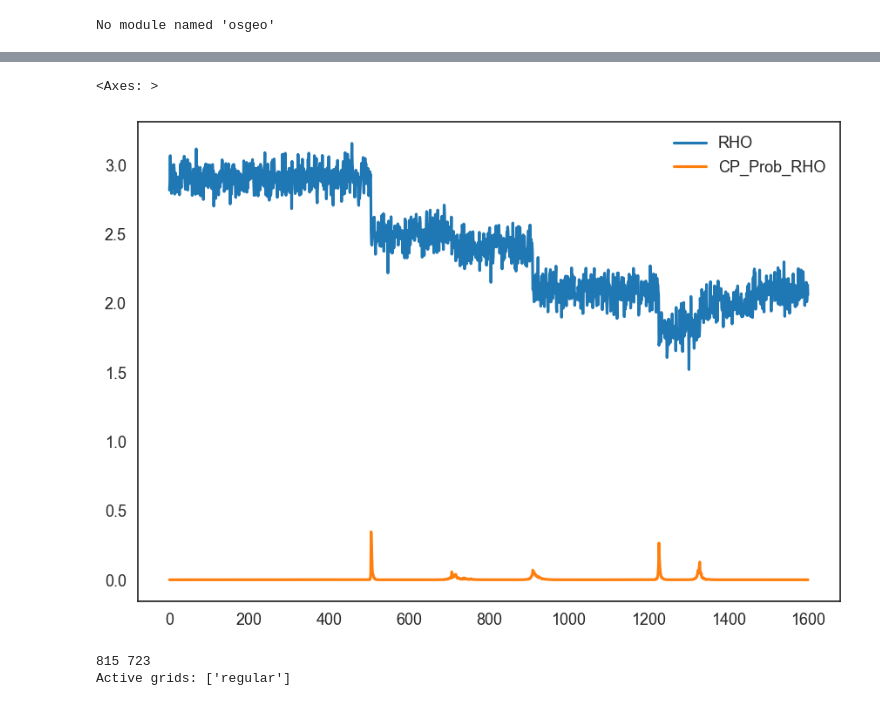
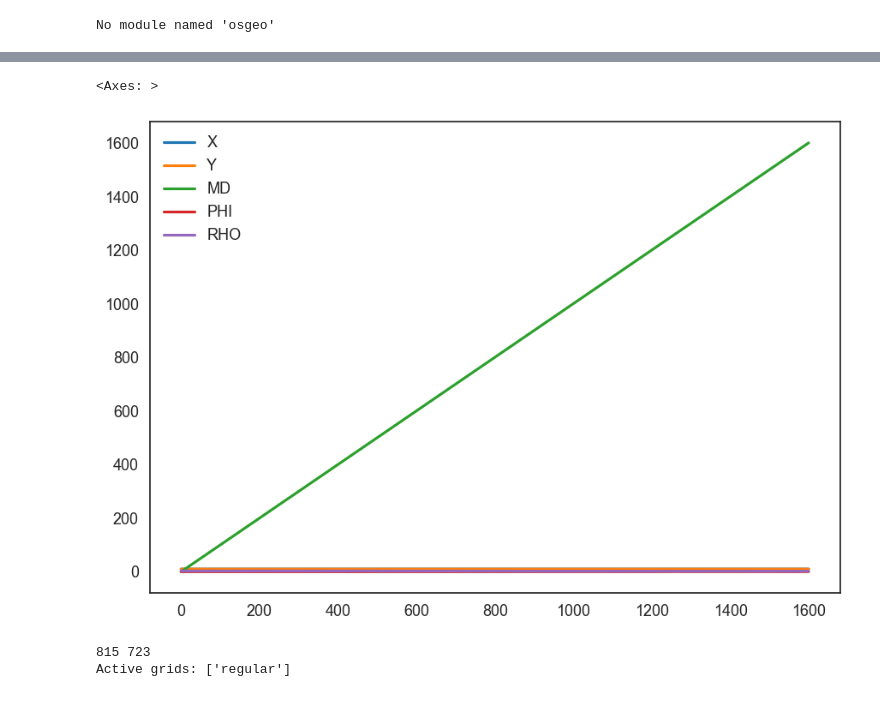
Before and after one commit to phasyn8/different_bayes, a Jupyter notebook: notebooks/demonstrations/Demonstration_Probabilistic.ipynb, the cells around one changed output, grey strips where cells are left out. Cells and saved outputs as stored; diff of their text form; code cells hidden in the pictures.

```diff
--- a/notebooks/demonstrations/Demonstration_Probabilistic.ipynb
+++ b/notebooks/demonstrations/Demonstration_Probabilistic.ipynb
@@ -36,7 +38,7 @@ import test_func as tst
 # %%
 # OS well path
 #path = 'C:\\Users\\ada55080\\git\different_bayes\\volve_well_data\\'
-path = '.\\volve_well_data\\'
+path = '..\\..\\data\\raw\\volve_well_data\\'
 # %% [markdown]
 ##### Loading Wells into memory, Volve wells 15-9: F1, F1A, F1B, F1C, F11B, F11
 # %%
@@ -273,7 +273,7 @@ to reduce the compute time, reduce the _segment_length variable as this will lig
 '''
 
 _log_list_ = ['GR', 'RHOB', 'NPHI']
-_segment_length = 1200 # the method will split the dataset into equal chunks to compute their probabilities separately, mostly for computational efficiency
+_segment_length = 100 # the method will split the dataset into equal chunks to compute their probabilities separately, mostly for computational efficiency
 _window_size = 100 # when filling missing data with the 'local_average' method, this is the parameter fed into np.convolve to impute the missing vals
 
 df_f1clip = df_add_CP_Prob(df_f1clip, start=_logname_extent_min['f1'], stop=_logname_extent_max['f1'], log_dict=_log_list_, label='CP_Prob_', nan_method='local_average', window_size=_window_size, segment_length=_segment_length, normal=True)
@@ -684,7 +754,7 @@ _well_df_ = {'f1': df_f1clip, 'f1A': df_f1A, 'f1B': df_f1B, 'f11A': df_f11A, 'f1
 #peak_height= 0.06 #Probability threshold to qualify as a distinct changepoint
 
 operator = 'cosine'
-thresh = {'CP_Prob_NPHI': 0.9993 ,'CP_Prob_RHOB': 0.999995 ,'CP_Prob_GR': 0.999}#0.9999
+thresh = {'CP_Prob_NPHI': 0.99999 ,'CP_Prob_RHOB': 0.99999992,'CP_Prob_GR': 0.99996}#0.9999
 
 
 comparitee = 'f11A'
@@ -1111,16 +1212,22 @@ _normalize = True
 #type(well1phi)
 #well1_prob_phiba = cp_Tools.bayes_offline_sdt(well1phi, engine='numba')# method=_method, prior=_prior, engine=_engine)#, normal=_normalize)
 
-well1 = df_add_CP_Prob(well1, start=0, stop=len(well1), log_dict=_syn_grab_log, label='CP_Prob_', nan_method='local_average', window_size=_window_size, segment_length=_segment_length, normal=True)
+##well1 =
+df_add_CP_Prob(well1, start=0, stop=len(well1), log_dict=_syn_grab_log, label='CP_Prob_', nan_method='local_average', window_size=_window_size, segment_length=_segment_length, normal=True)
 
-well2 = df_add_CP_Prob(well2, start=0, stop=len(well2), log_dict=_syn_grab_log, label='CP_Prob_', nan_method='local_average', window_size=_window_size, segment_length=_segment_length, normal=True)
+#well2 =
+df_add_CP_Prob(well2, start=0, stop=len(well2), log_dict=_syn_grab_log, label='CP_Prob_', nan_method='local_average', window_size=_window_size, segment_length=_segment_length, normal=True)
 
-well3 = df_add_CP_Prob(well3, start=0, stop=len(well3), log_dict=_syn_grab_log, label='CP_Prob_', nan_method='local_average', window_size=_window_size, segment_length=_segment_length, normal=True)
+#well3 =
+df_add_CP_Prob(well3, start=0, stop=len(well3), log_dict=_syn_grab_log, label='CP_Prob_', nan_method='local_average', window_size=_window_size, segment_length=_segment_length, normal=True)
 
-well4 = df_add_CP_Prob(well4, start=0, stop=len(well4), log_dict=_syn_grab_log, label='CP_Prob_', nan_method='local_average', window_size=_window_size, segment_length=_segment_length, normal=True)
+#well4 =
+df_add_CP_Prob(well4, start=0, stop=len(well4), log_dict=_syn_grab_log, label='CP_Prob_', nan_method='local_average', window_size=_window_size, segment_length=_segment_length, normal=True)
 
-well5 = df_add_CP_Prob(well5, start=0, stop=len(well5), log_dict=_syn_grab_log, label='CP_Prob_', nan_method='local_average', window_size=_window_size, segment_length=_segment_length, normal=True)
+#well5 =
+df_add_CP_Prob(well5, start=0, stop=len(well5), log_dict=_syn_grab_log, label='CP_Prob_', nan_method='local_average', window_size=_window_size, segment_length=_segment_length, normal=True)
 
-well6 = df_add_CP_Prob(well6, start=0, stop=len(well6), log_dict=_syn_grab_log, label='CP_Prob_', nan_method='local_average', window_size=_window_size, segment_length=_segment_length, normal=True)
+#well6 =
+df_add_CP_Prob(well6, start=0, stop=len(well6), log_dict=_syn_grab_log, label='CP_Prob_', nan_method='local_average', window_size=_window_size, segment_length=_segment_length, normal=True)
 # %% [output]
          X     Y               MD           PHI           RHO
@@ -1143,9 +1263,10 @@ Segment length is less than dataset length, no spliting necessary
 # %%
 #Looking at the data and the CP solution
-well1[['RHO', 'CP_Prob_RHO']].plot()
+#well1[['RHO', 'CP_Prob_RHO']].plot()
+well1.plot()
 # %% [output]
 <Axes: >
-[figure, old version]
+[figure, new version]
 # %%
 ''' Now that the compriTORs are build from the synthetic model we drill a well in a random spot on the model
 and see how this CompariTEE can have property changes predited by what we know from the wells before'''
```
Also changed, not shown: parts of 19 cells of this notebook, 15 other files.
